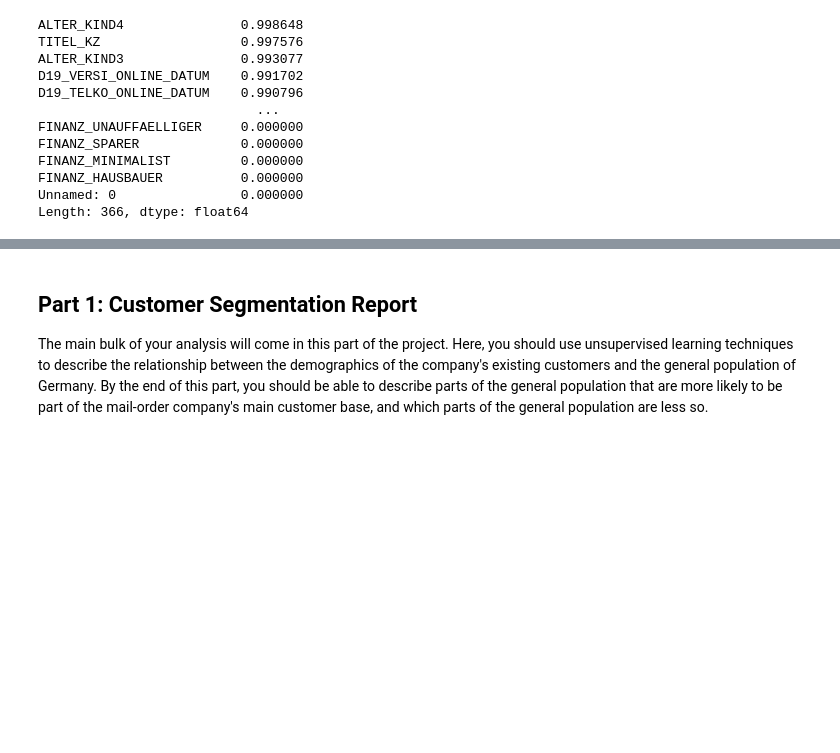
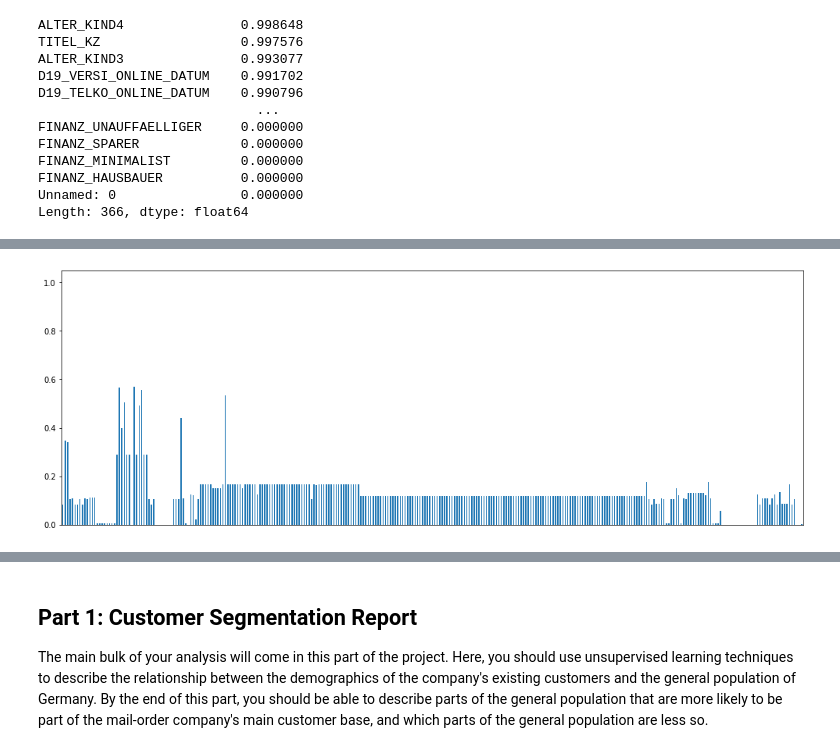
Before and after one commit to wanlipu/arvato, a Jupyter notebook: Arvato_Project_Workbook.ipynb, the cells around one changed output, grey strips where cells are left out. Cells and saved outputs as stored; diff of their text form; code cells hidden in the pictures; blank space fills up the shorter version.

Commit message:
drop some col and row

```diff
--- a/Arvato_Project_Workbook.ipynb
+++ b/Arvato_Project_Workbook.ipynb
@@ -247,0 +286,12 @@ Length: 366, dtype: float64
+# %%
+# drop columns with more than 60% missing values
+threshold = 0.6
+columns_nan = azdias_nan.columns
+columns_nan
+columns_nan_to_drop = list(nan_num_frac[nan_num_frac > threshold].index)
+print('Dropping these columns', columns_nan_to_drop)
+print(f'Dropping {len(columns_nan_to_drop)} columns')
+print ()
+print('The shape of data frame beofre dropping is', azdias_nan.shape)
+azdias_select_cols = azdias_nan.drop(columns_nan_to_drop, axis=1, inplace=False)
+print('The shape of data frame after dropping is', azdias_select_cols.shape)
@@ -247,0 +304,11 @@ Length: 366, dtype: float64
+# %%
+nan_num = azdias_select_cols.isnull().sum(axis=0)
+nan_num_frac = nan_num / len(azdias_nan)
+nan_num_frac
+
+nan_num_frac.plot(kind='bar', figsize=(17, 6))
+plt.xticks([])
+plt.ylim(0, 1.05)
+plt.show()
+# %% [output]
+[figure, added]
```
Also changed, not shown: parts of 49 cells of this notebook.
